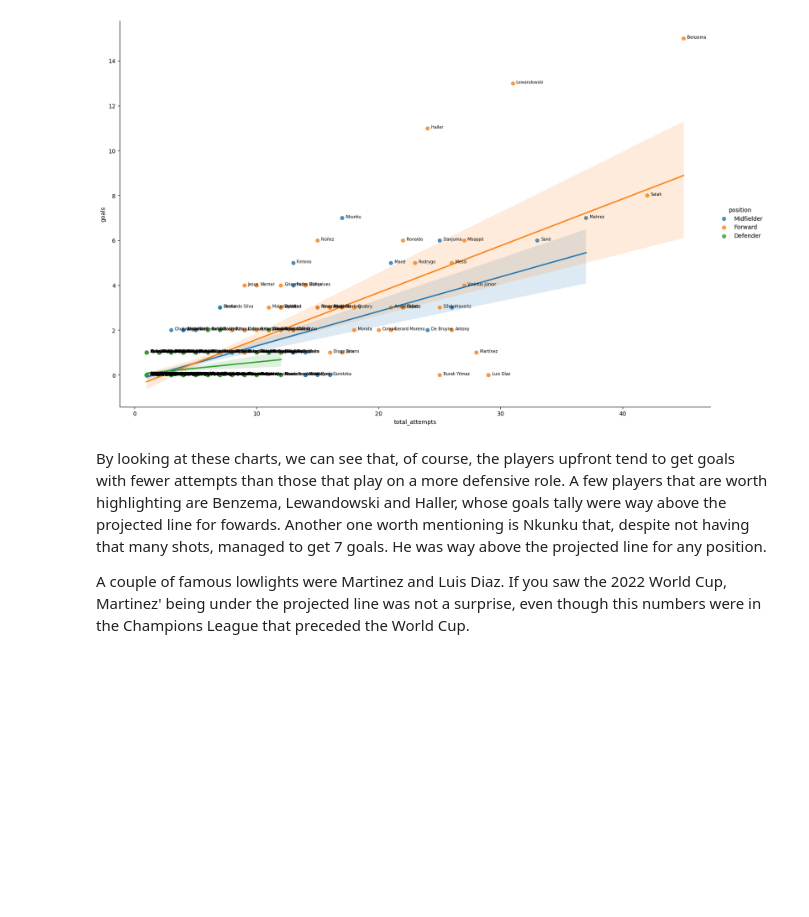
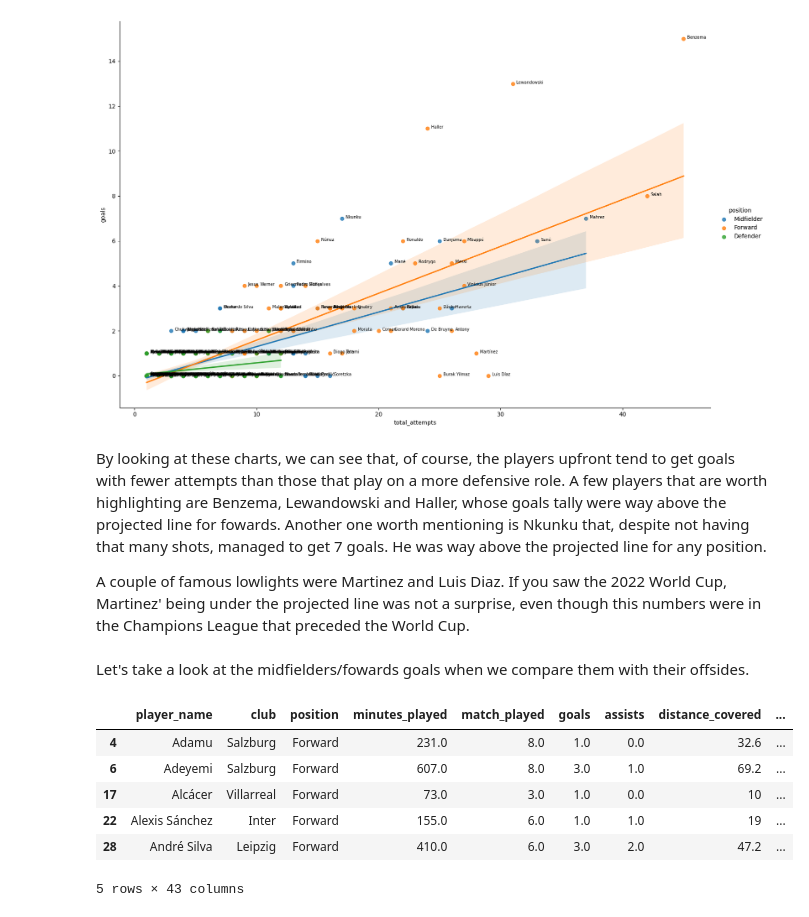
Before and after one commit to caiomelo22/20-21-Champions-League-Analysis, a Jupyter notebook: notebooke5ae0d8453.ipynb, the cells around one changed output. Cells and saved outputs as stored; diff of their text form; code cells hidden in the pictures; blank space fills up the shorter version.

```diff
--- a/notebooke5ae0d8453.ipynb
+++ b/notebooke5ae0d8453.ipynb
@@ -130,3 +120,16 @@ plot_goals_shots_chart(goals_shots_data, hue='position', height=10)
 By looking at these charts, we can see that, of course, the players upfront tend to get goals with fewer attempts than those that play on a more defensive role. A few players that are worth highlighting are Benzema, Lewandowski and Haller, whose goals tally were way above the projected line for fowards. Another one worth mentioning is Nkunku that, despite not having that many shots, managed to get 7 goals. He was way above the projected line for any position.
 
 A couple of famous lowlights were Martinez and Luis Diaz. If you saw the 2022 World Cup, Martinez' being under the projected line was not a surprise, even though this numbers were in the Champions League that preceded the World Cup.
+# %% [markdown]
+Let's take a look at the midfielders/fowards goals when we compare them with their offsides.
+# %%
+forwards_df = players_df[(players_df['goals'] > 0) & (players_df['position'] == 'Forward')]
+forwards_df.head()
+# %% [output]
+|  | player_name | club | position | minutes_played | match_played | goals | assists | distance_covered | ... |
+| 4 | Adamu | Salzburg | Forward | 231.0 | 8.0 | 1.0 | 0.0 | 32.6 | ... |
+| 6 | Adeyemi | Salzburg | Forward | 607.0 | 8.0 | 3.0 | 1.0 | 69.2 | ... |
+| 17 | Alcácer | Villarreal | Forward | 73.0 | 3.0 | 1.0 | 0.0 | 10 | ... |
+| 22 | Alexis Sánchez | Inter | Forward | 155.0 | 6.0 | 1.0 | 1.0 | 19 | ... |
+| 28 | André Silva | Leipzig | Forward | 410.0 | 6.0 | 3.0 | 2.0 | 47.2 | ... |
+5 rows × 43 columns
```
Also changed, not shown: parts of 5 cells of this notebook.
